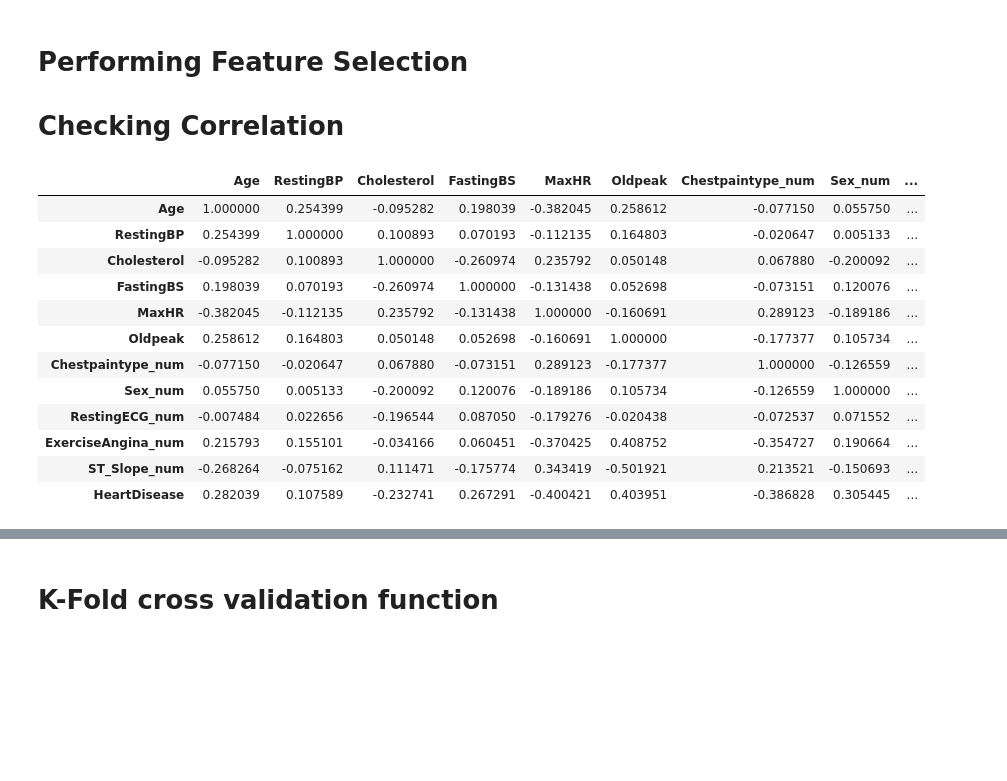
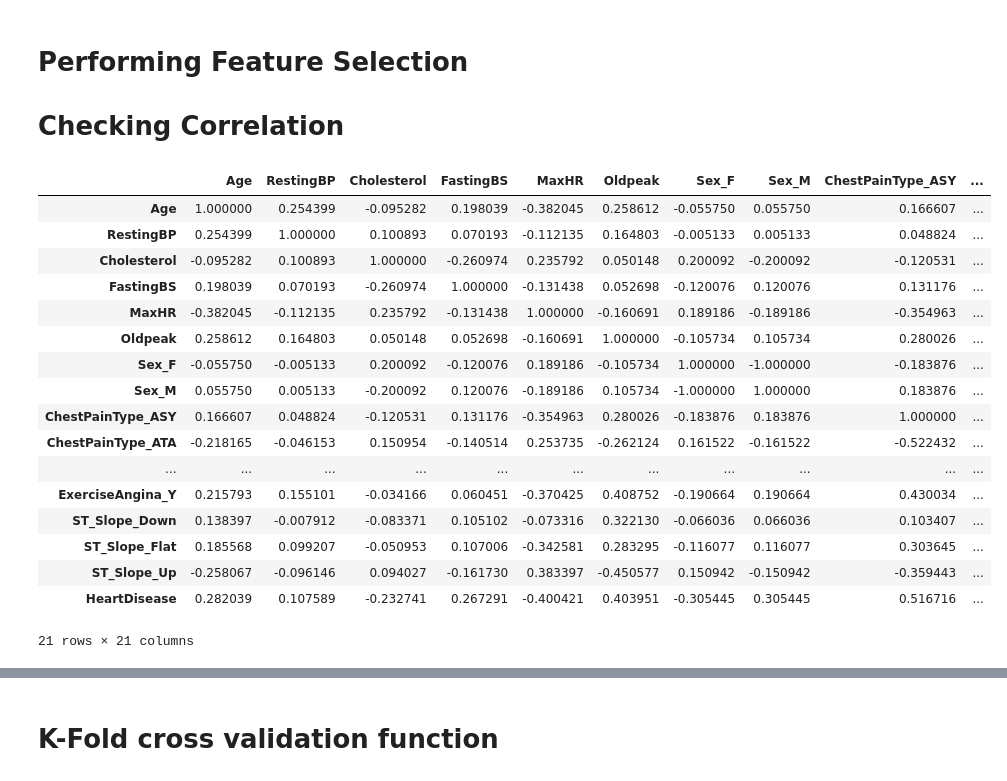
Before and after one commit to shreesamarthacs/Heart-disease-prediction-using-ML-models, a Jupyter notebook: Heart_disease_prediction.ipynb, the cells around one changed output, grey strips where cells are left out. Cells and saved outputs as stored; diff of their text form; code cells hidden in the pictures; blank space fills up the shorter version.

```diff
--- a/Heart_disease_prediction.ipynb
+++ b/Heart_disease_prediction.ipynb
@@ -12,5 +12,5 @@ import pickle
 # Data collection and preprocessing
 # %%
 #loading the data
-dataset=pd.read_csv('/content/heart.xls')
+dataset_raw=pd.read_csv('/content/heart.xls')
 # %%
@@ -195,0 +145,21 @@ Name: HeartDisease, Length: 918, dtype: int64
+# %%
+from sklearn.preprocessing import OneHotEncoder
+#Extract categorical columns from the dataframe
+#Here we extract the columns with object datatype as they are the categorical columns
+categorical_columns = dataset_raw.select_dtypes(include=['object']).columns.tolist()
+
+#Initialize OneHotEncoder
+encoder = OneHotEncoder(sparse_output=False)
+
+# Apply one-hot encoding to the categorical columns
+one_hot_encoded = encoder.fit_transform(dataset_raw[categorical_columns])
+
+#Create a DataFrame with the one-hot encoded columns
+#We use get_feature_names_out() to get the column names for the encoded data
+one_hot_df = pd.DataFrame(one_hot_encoded, columns=encoder.get_feature_names_out(categorical_columns))
+
+# Concatenate the one-hot encoded dataframe with the original dataframe
+df_skencoded = pd.concat([dataset_raw, one_hot_df], axis=1)
+
+# Drop the original categorical columns
+df_skencoded = df_skencoded.drop(categorical_columns, axis=1)
@@ -197,35 +182,41 @@ Name: HeartDisease, Length: 918, dtype: int64
 # Performing Feature Selection
 # Checking Correlation
 # %%
-desired_columns_order = dataset.columns.tolist()  # Get all columns in the original order
+desired_columns_order = df_skencoded.columns.tolist()  # Get all columns in the original order
 # Remove multiple columns one by one
-columns_to_remove = ["Sex","ChestPainType","RestingECG","ExerciseAngina","HeartDisease","ST_Slope"]
+#columns_to_remove = ["Sex","ChestPainType","RestingECG","ExerciseAngina","HeartDisease","ST_Slope"]
+columns_to_remove = ["HeartDisease"]
 for column in columns_to_remove:
     desired_columns_order.remove(column)
 
 # Append 'HeartDisease' at the end of the list
 desired_columns_order.append('HeartDisease')
 
 # Rearrange columns using the `loc` method
-dataset_c = dataset.loc[:, desired_columns_order]
+dataset_c = df_skencoded.loc[:, desired_columns_order]
 
 # Calculate correlation
 correlation=dataset_c.corr()
 correlation
 # %% [output]
-|  | Age | RestingBP | Cholesterol | FastingBS | MaxHR | Oldpeak | Chestpaintype_num | Sex_num | ... |
-| Age | 1.000000 | 0.254399 | -0.095282 | 0.198039 | -0.382045 | 0.258612 | -0.077150 | 0.055750 | ... |
-| RestingBP | 0.254399 | 1.000000 | 0.100893 | 0.070193 | -0.112135 | 0.164803 | -0.020647 | 0.005133 | ... |
-| Cholesterol | -0.095282 | 0.100893 | 1.000000 | -0.260974 | 0.235792 | 0.050148 | 0.067880 | -0.200092 | ... |
-| FastingBS | 0.198039 | 0.070193 | -0.260974 | 1.000000 | -0.131438 | 0.052698 | -0.073151 | 0.120076 | ... |
-| MaxHR | -0.382045 | -0.112135 | 0.235792 | -0.131438 | 1.000000 | -0.160691 | 0.289123 | -0.189186 | ... |
-| Oldpeak | 0.258612 | 0.164803 | 0.050148 | 0.052698 | -0.160691 | 1.000000 | -0.177377 | 0.105734 | ... |
-| Chestpaintype_num | -0.077150 | -0.020647 | 0.067880 | -0.073151 | 0.289123 | -0.177377 | 1.000000 | -0.126559 | ... |
-| Sex_num | 0.055750 | 0.005133 | -0.200092 | 0.120076 | -0.189186 | 0.105734 | -0.126559 | 1.000000 | ... |
-| RestingECG_num | -0.007484 | 0.022656 | -0.196544 | 0.087050 | -0.179276 | -0.020438 | -0.072537 | 0.071552 | ... |
-| ExerciseAngina_num | 0.215793 | 0.155101 | -0.034166 | 0.060451 | -0.370425 | 0.408752 | -0.354727 | 0.190664 | ... |
-| ST_Slope_num | -0.268264 | -0.075162 | 0.111471 | -0.175774 | 0.343419 | -0.501921 | 0.213521 | -0.150693 | ... |
-| HeartDisease | 0.282039 | 0.107589 | -0.232741 | 0.267291 | -0.400421 | 0.403951 | -0.386828 | 0.305445 | ... |
+|  | Age | RestingBP | Cholesterol | FastingBS | MaxHR | Oldpeak | Sex_F | Sex_M | ChestPainType_ASY | ... |
+| Age | 1.000000 | 0.254399 | -0.095282 | 0.198039 | -0.382045 | 0.258612 | -0.055750 | 0.055750 | 0.166607 | ... |
+| RestingBP | 0.254399 | 1.000000 | 0.100893 | 0.070193 | -0.112135 | 0.164803 | -0.005133 | 0.005133 | 0.048824 | ... |
+| Cholesterol | -0.095282 | 0.100893 | 1.000000 | -0.260974 | 0.235792 | 0.050148 | 0.200092 | -0.200092 | -0.120531 | ... |
+| FastingBS | 0.198039 | 0.070193 | -0.260974 | 1.000000 | -0.131438 | 0.052698 | -0.120076 | 0.120076 | 0.131176 | ... |
+| MaxHR | -0.382045 | -0.112135 | 0.235792 | -0.131438 | 1.000000 | -0.160691 | 0.189186 | -0.189186 | -0.354963 | ... |
+| Oldpeak | 0.258612 | 0.164803 | 0.050148 | 0.052698 | -0.160691 | 1.000000 | -0.105734 | 0.105734 | 0.280026 | ... |
+| Sex_F | -0.055750 | -0.005133 | 0.200092 | -0.120076 | 0.189186 | -0.105734 | 1.000000 | -1.000000 | -0.183876 | ... |
+| Sex_M | 0.055750 | 0.005133 | -0.200092 | 0.120076 | -0.189186 | 0.105734 | -1.000000 | 1.000000 | 0.183876 | ... |
+| ChestPainType_ASY | 0.166607 | 0.048824 | -0.120531 | 0.131176 | -0.354963 | 0.280026 | -0.183876 | 0.183876 | 1.000000 | ... |
+| ChestPainType_ATA | -0.218165 | -0.046153 | 0.150954 | -0.140514 | 0.253735 | -0.262124 | 0.161522 | -0.161522 | -0.522432 | ... |
+| ... | ... | ... | ... | ... | ... | ... | ... | ... | ... | ... |
+| ExerciseAngina_Y | 0.215793 | 0.155101 | -0.034166 | 0.060451 | -0.370425 | 0.408752 | -0.190664 | 0.190664 | 0.430034 | ... |
+| ST_Slope_Down | 0.138397 | -0.007912 | -0.083371 | 0.105102 | -0.073316 | 0.322130 | -0.066036 | 0.066036 | 0.103407 | ... |
+| ST_Slope_Flat | 0.185568 | 0.099207 | -0.050953 | 0.107006 | -0.342581 | 0.283295 | -0.116077 | 0.116077 | 0.303645 | ... |
+| ST_Slope_Up | -0.258067 | -0.096146 | 0.094027 | -0.161730 | 0.383397 | -0.450577 | 0.150942 | -0.150942 | -0.359443 | ... |
+| HeartDisease | 0.282039 | 0.107589 | -0.232741 | 0.267291 | -0.400421 | 0.403951 | -0.305445 | 0.305445 | 0.516716 | ... |
+21 rows × 21 columns
 # %%
 print(correlation['HeartDisease'].sort_values(ascending=False))
 # %% [output]
```
Also changed, not shown: parts of 39 cells of this notebook.
